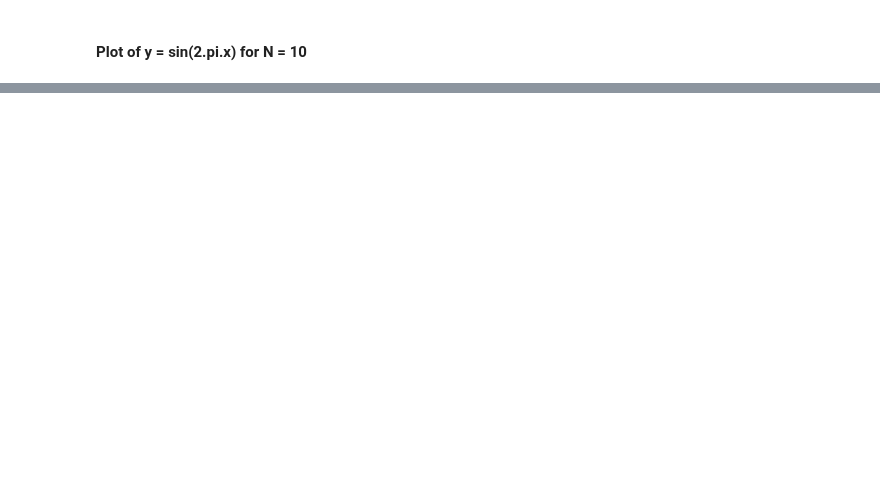
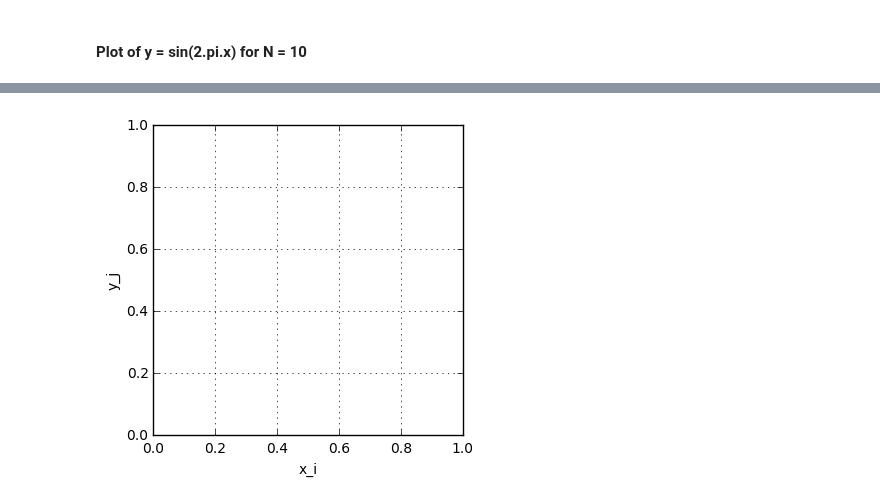
Before and after one commit to Manish-rai21bit/Artificial_Intelligence, a Jupyter notebook: MachineLearning_Studies/Chapter_1.ipynb, the cells around one changed output, grey strips where cells are left out. Drawn from its saved outputs; the diff is of its cells as text; code cells hidden in the pictures; blank space fills up the shorter version.

```diff
--- a/MachineLearning_Studies/Chapter_1.ipynb
+++ b/MachineLearning_Studies/Chapter_1.ipynb
@@ -40,0 +62,9 @@ plt.show()
+# %%
+#visualize the above formulas in this grid
+plt.figure(figsize=(4,4))
+plt.grid()
+plt.xlabel('x_i')
+plt.ylabel('y_j')
+plt.show()
+# %% [output]
+[figure, added]
```
Also changed, not shown: parts of 6 cells of this notebook.
